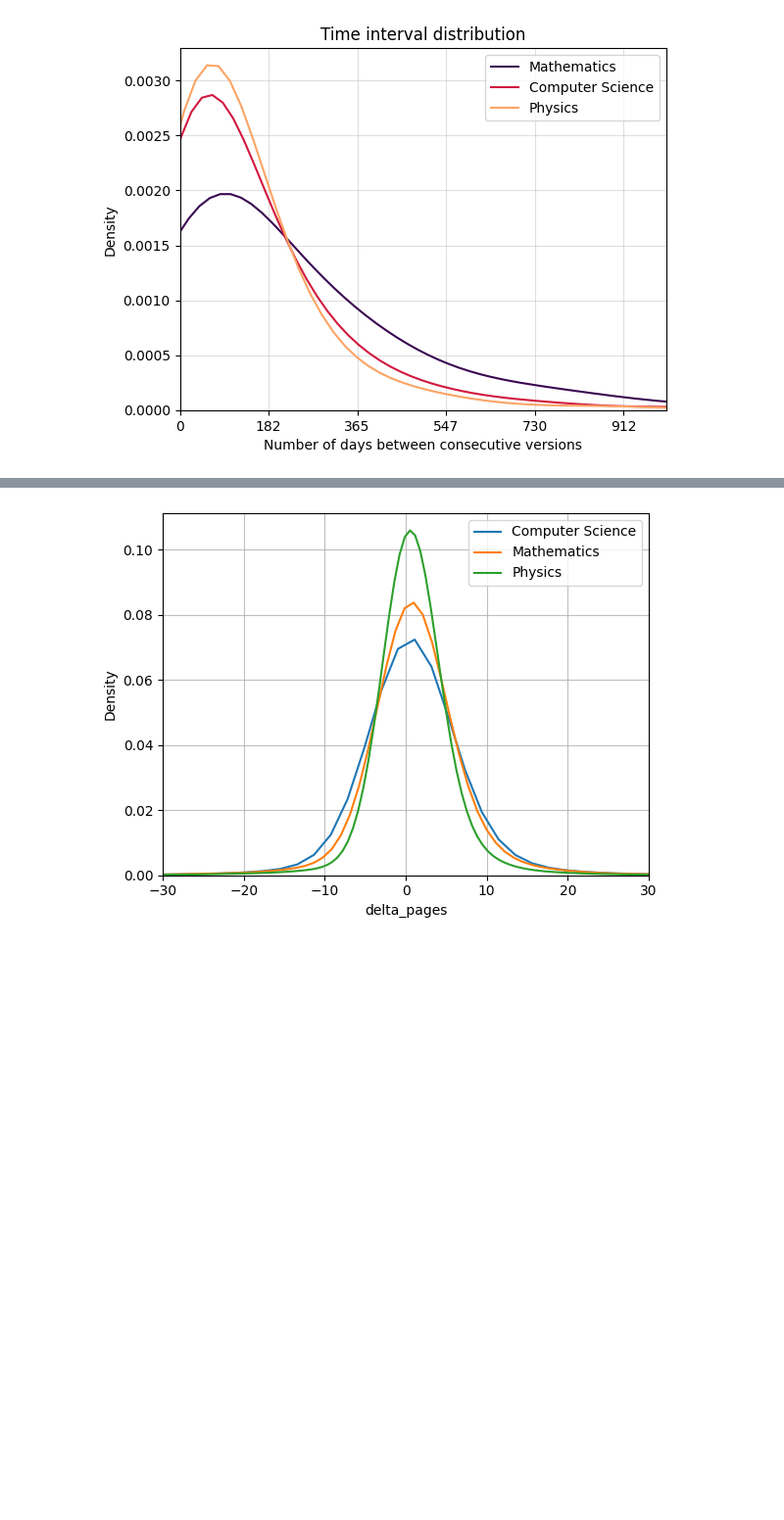
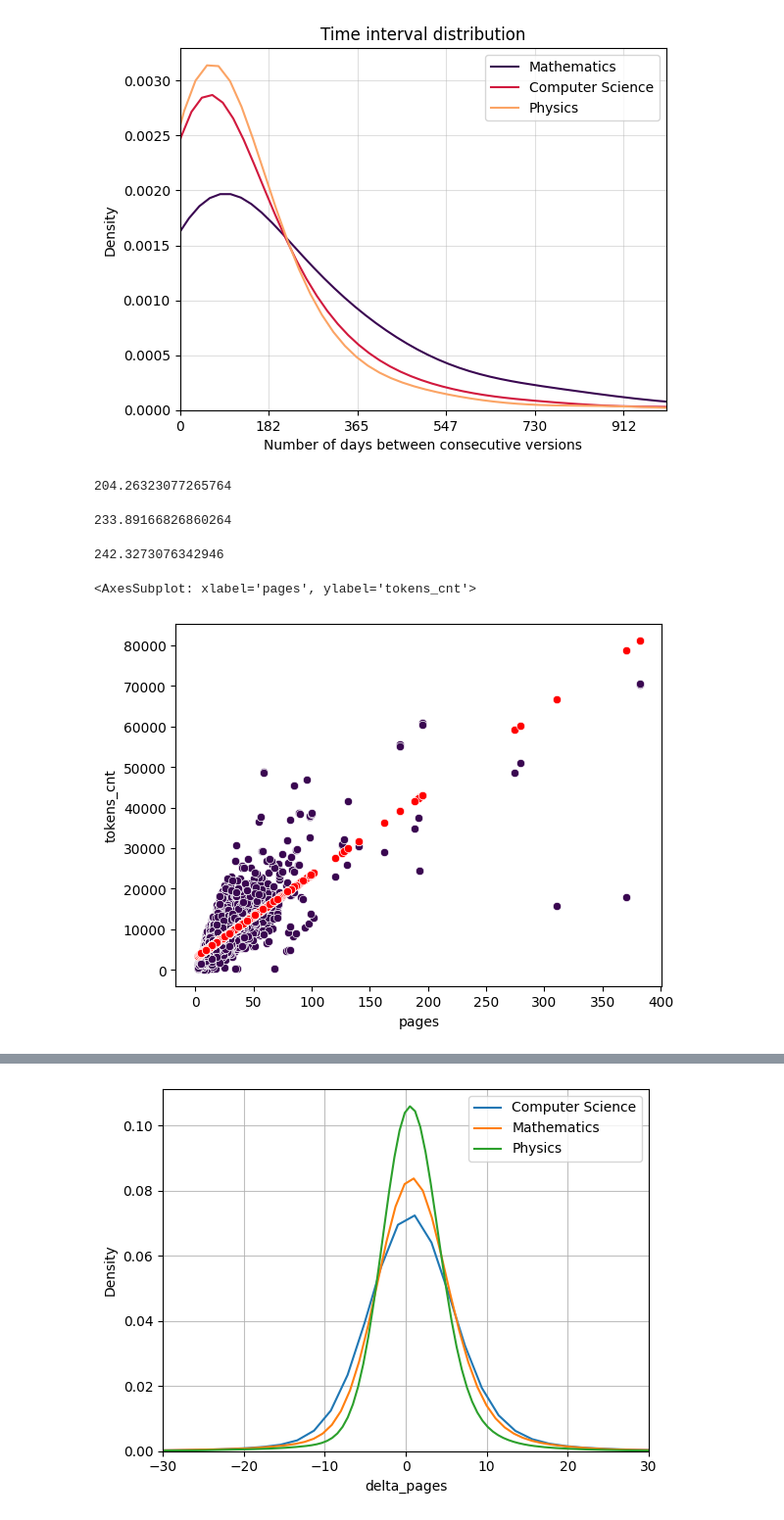
Before and after one commit to andcov/arXiv_preprints_version_analysis, a Jupyter notebook: _analyse.ipynb, the cells around one changed output, grey strips where cells are left out. Shown: that part at 98% size. Saved outputs shown, nothing was run; the diff lists cells and outputs as text; code cells hidden in the pictures; blank space fills up the shorter version.

```diff
--- a/_analyse.ipynb
+++ b/_analyse.ipynb
@@ -745,0 +884,23 @@ def plot_kde(metric, bw_adjust=1, xlim=[-100, 100]):
+# %%
+cs_slope
+# %% [output]
+204.26323077265764
+# %%
+math_slope
+# %% [output]
+233.89166826860264
+# %%
+phys_slope
+# %% [output]
+242.3273076342946
+# %%
+def myfunc(x):
+    return slope * x + intercept
+
+mymodel = list(map(myfunc, phys_papers.pages))
+# %%
+sns.scatterplot(data=cs_papers, x="pages", y="tokens_cnt")
+sns.scatterplot(x=cs_papers.pages, y=mymodel, color='r')
+# %% [output]
+<AxesSubplot: xlabel='pages', ylabel='tokens_cnt'>
+[figure, added]
```
Also changed, not shown: parts of 41 cells of this notebook, 4 other files.
